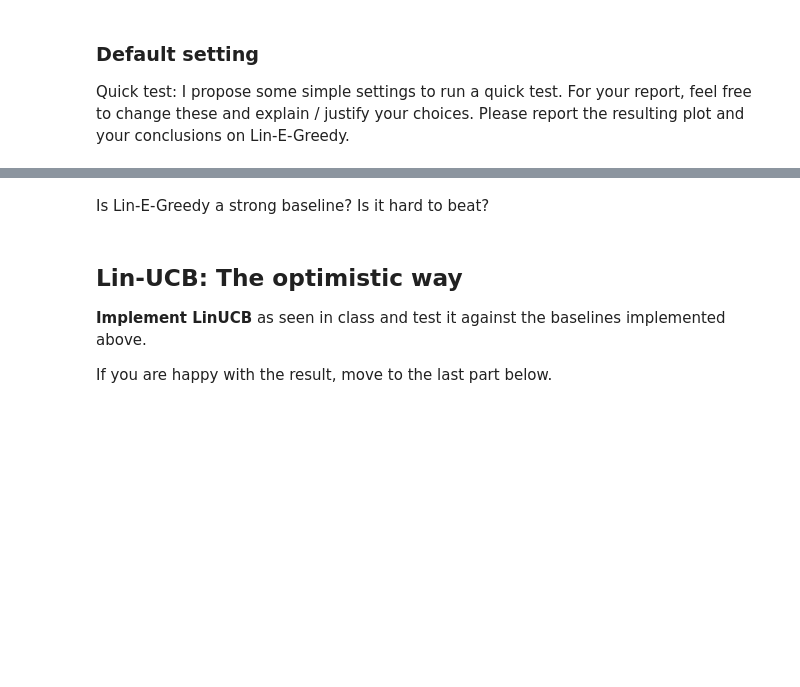
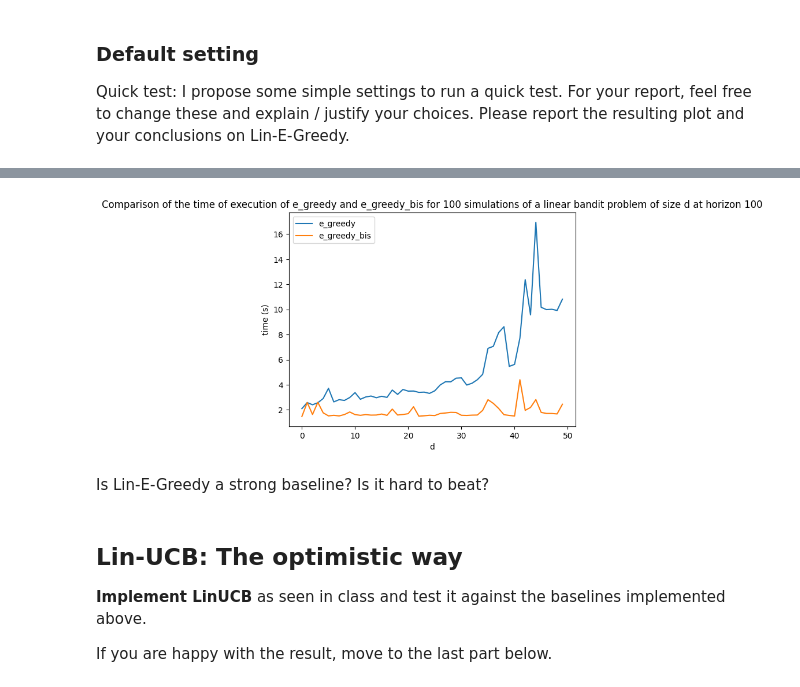
Before and after one commit to gregoirebechade/hw_rl, a Jupyter notebook: StochasticLinearBandits2024_companion_TBC.ipynb, the cells around one changed output, grey strips where cells are left out. Cells and saved outputs as stored; diff of their text form; code cells hidden in the pictures; blank space fills up the shorter version.

```diff
--- a/StochasticLinearBandits2024_companion_TBC.ipynb
+++ b/StochasticLinearBandits2024_companion_TBC.ipynb
@@ -319,0 +395,32 @@ plot_regret(exp)
+# %%
+times_e_greedy = []
+times_e_greedy_bis = []
+for d in range(50):
+    print(d)
+    theta = ActionsGenerator(1,d).reshape(d) # another way of getting a 'random vector' (depends on your implementation)
+    # theta = np.array([0.45, 0.5, 0.5])
+    theta /= np.linalg.norm(theta)
+
+    T = 100
+    N = 100
+
+    sigma = 1.
+
+    #choice of percentile display
+    q = 10
+
+
+    env = LinearBandit(theta, K, var=sigma**2)
+
+    # policies
+
+    e_greedy = LinEpsilonGreedy(d, lambda_reg=1., eps=0.1)
+    e_greedy_bis = LinEpsilonGreedy_bis(d, lambda_reg=1., eps=0.1)
+    t1=time.time()
+    exp1 = experiment(env, [e_greedy], Nmc=N, T=T,pseudo_regret=True)
+    t2=time.time()
+    times_e_greedy.append(t2-t1)
+    t1=time.time()
+    exp2 = experiment(env, [e_greedy_bis], Nmc=N, T=T,pseudo_regret=True)
+    t2=time.time()
+    times_e_greedy_bis.append(t2-t1)
@@ -320,3 +445,13 @@ plot_regret(exp)
+# %%
+plt.plot(range(50),times_e_greedy, label='e_greedy')
+plt.plot(range(50),times_e_greedy_bis, label='e_greedy_bis')
+plt.xlabel('d')
+plt.ylabel('time (s)')
+plt.legend()
+plt.title('Comparison of the time of execution of e_greedy and e_greedy_bis for 100 simulations of a linear bandit problem of size d at horizon 100')
+plt.show()
+# %% [output]
+[figure, added]
 # %% [markdown]
 Is Lin-E-Greedy a strong baseline? Is it hard to beat?
 # %% [markdown]
```
Also changed, not shown: parts of 11 cells of this notebook.
